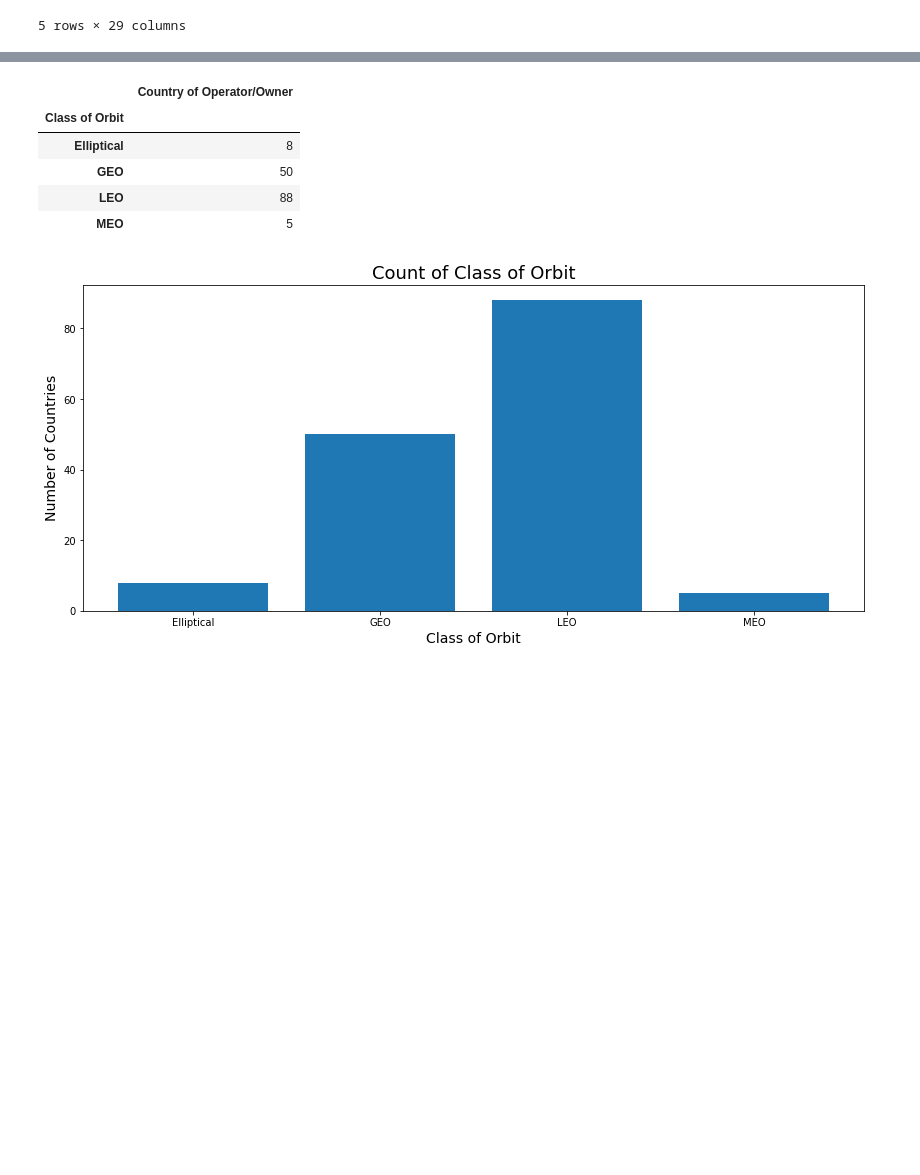
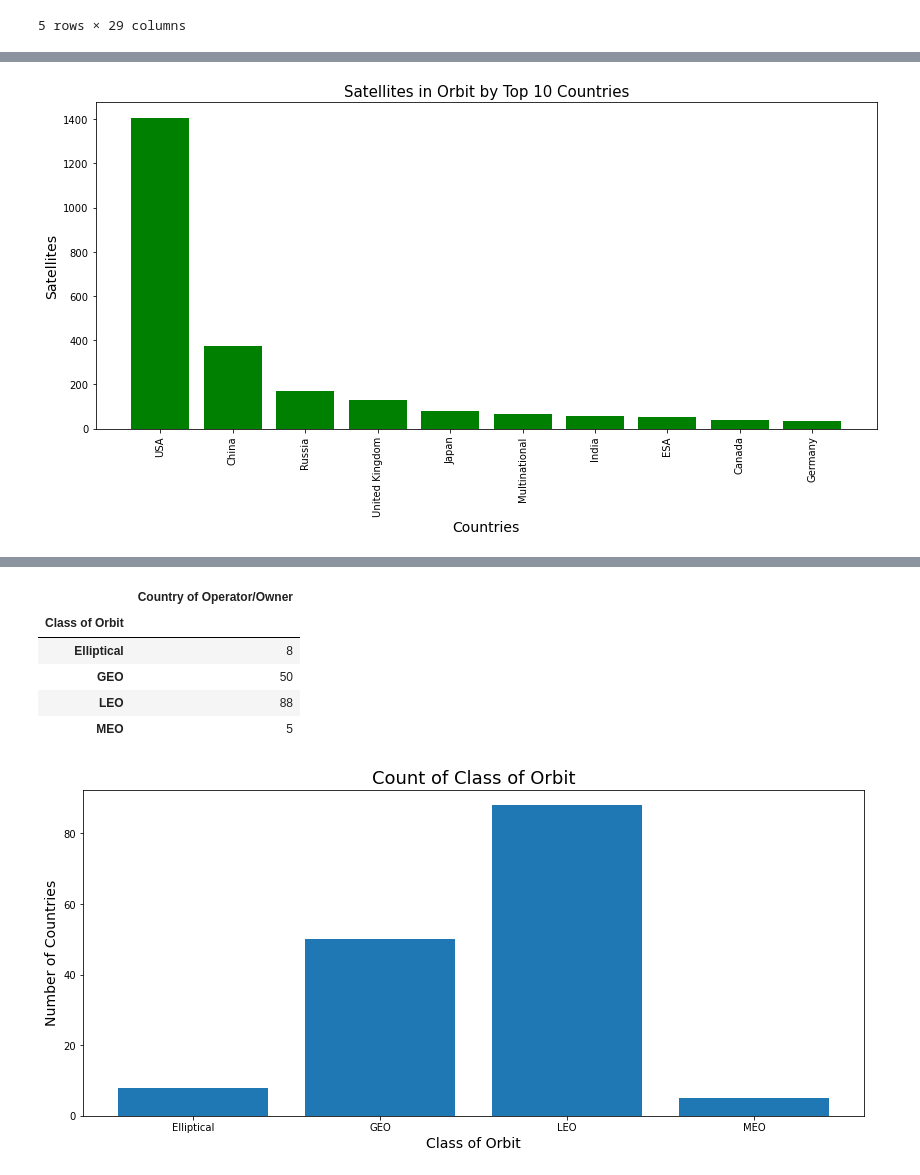
Before and after one commit to jdmerryman88/Worldwide_Satellite_Analysis, a Jupyter notebook: final.ipynb, the cells around one changed output, grey strips where cells are left out. Saved outputs shown, nothing was run; the diff lists cells and outputs as text; code cells hidden in the pictures; blank space fills up the shorter version.

```diff
--- a/final.ipynb
+++ b/final.ipynb
@@ -128,0 +174,27 @@ cleaned_satellite_df.head()
+# %%
+#satellites by top 10 countries for bar chart
+
+countries = ["USA", "China", "Russia","United Kingdom", "Japan", "Multinational", "India", "ESA", "Canada", "Germany"]
+satellites = [1406, 375, 170, 129, 80, 64, 58, 53, 39, 33]
+x_axis = np.arange(len(satellites))
+y_axis = np.arange(len(countries))
+
+fig, ax = plt.subplots(figsize=(14,6))
+
+plt.bar(x_axis, satellites,color="g", align="center")
+
+
+tick_locations = [value for value in x_axis]
+plt.xticks(tick_locations, countries, size= 10, rotation=90)
+
+plt.title("Satellites in Orbit by Top 10 Countries", fontsize=15)
+plt.xlabel("Countries", fontsize=14)
+plt.ylabel("Satellites", fontsize=14)
+
+
+plt.savefig("Images/OrbitalSatellites.png", bbox_inches="tight")
+
+
+plt.show()
+# %% [output]
+[figure, added]
```
Also changed, not shown: parts of 13 cells of this notebook, 9 other files.
